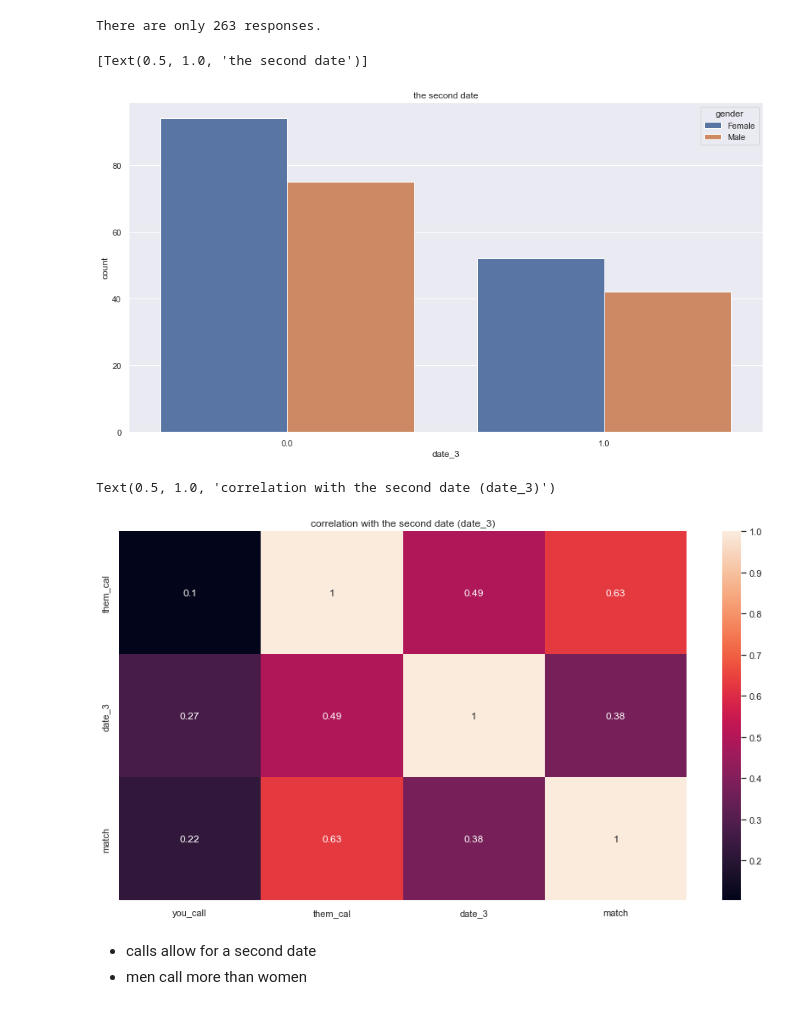
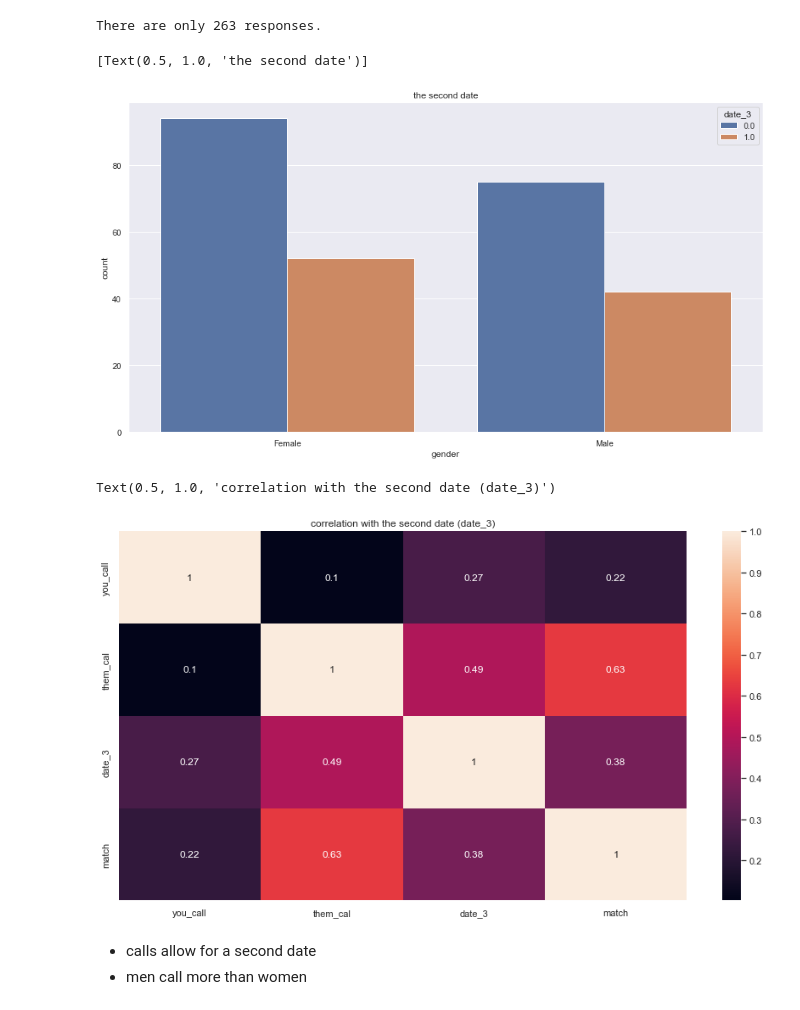
Before and after one commit to Stylomines/speed_dating, a Jupyter notebook: Project_speed_dating.ipynb, the cells around one changed output. Drawn from its saved outputs; the diff is of its cells as text; code cells hidden in the pictures.

Commit message:
updating graphs

```diff
--- a/Project_speed_dating.ipynb
+++ b/Project_speed_dating.ipynb
@@ -449,16 +449,16 @@ print(f'There are only {len(df_ind_date)} responses.')
 # %% [output]
 There are only 263 responses.
 # %%
-sns.countplot(data = df_ind_date, x = 'date_3', hue= 'gender').set(title = "the second date")
+sns.countplot(data = df_ind_date, x = 'gender', hue= 'date_3').set(title = "the second date")
 # %% [output]
 [Text(0.5, 1.0, 'the second date')]
-[figure, old version]
+[figure, new version]
 # %%
 df_corr_date = df_ind_date.corr()[['you_call', 'them_cal', 'date_3', 'match']]
 f, ax = plt.subplots(figsize=(15, 8))
-sns.heatmap(df_corr_date[2:], annot=True, ax=ax)
+sns.heatmap(df_corr_date[1:], annot=True, ax=ax)
 plt.title("correlation with the second date (date_3)")
 # %% [output]
 Text(0.5, 1.0, 'correlation with the second date (date_3)')
-[figure, old version]
+[figure, new version]
 # %%
```
Also changed, not shown: parts of 3 cells of this notebook.
